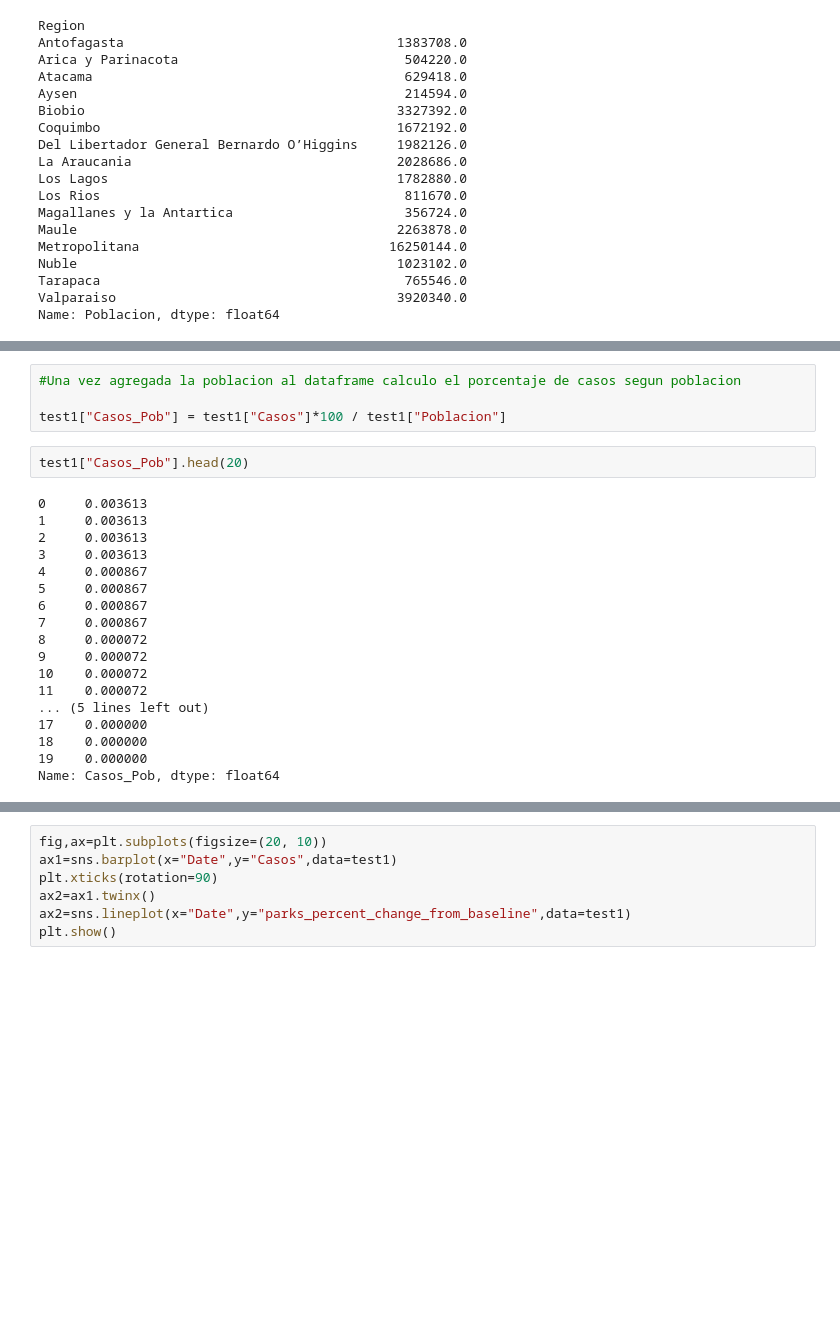
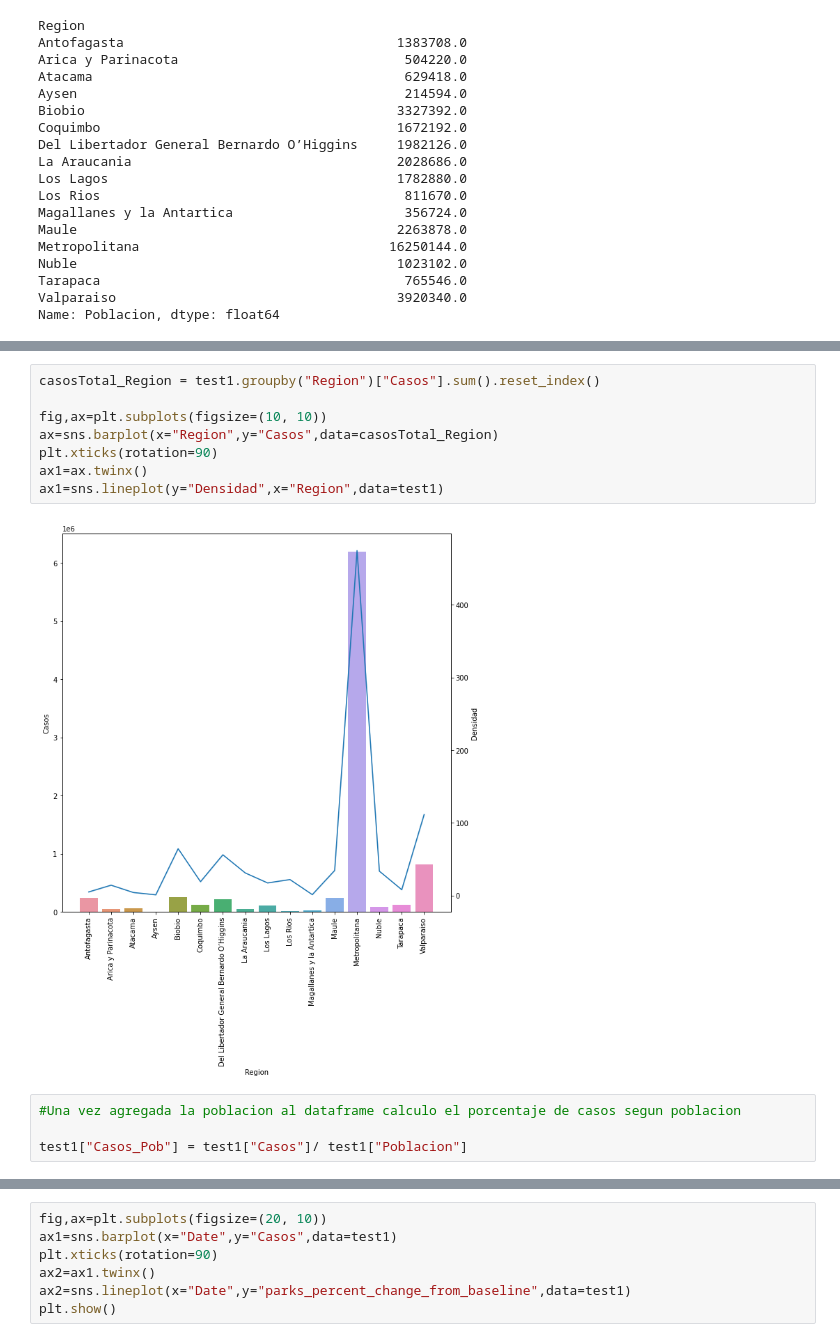
Before and after one commit to c3rssei/covid19care, a Jupyter notebook: Previsualizacion_movilizacion.ipynb, the cells around one changed output, grey strips where cells are left out. Cells and saved outputs as stored; diff of their text form; blank space fills up the shorter version.

```diff
--- a/Previsualizacion_movilizacion.ipynb
+++ b/Previsualizacion_movilizacion.ipynb
@@ -456,24 +505,14 @@ ax1=sns.lineplot(y="Acumulado",x="Date",data=AcumCasos)
+# %%
+casosTotal_Region = test1.groupby("Region")["Casos"].sum().reset_index()
+
+fig,ax=plt.subplots(figsize=(10, 10))
+ax=sns.barplot(x="Region",y="Casos",data=casosTotal_Region)
+plt.xticks(rotation=90)
+ax1=ax.twinx()
+ax1=sns.lineplot(y="Densidad",x="Region",data=test1)
+# %% [output]
+[figure, added]
 # %%
 #Una vez agregada la poblacion al dataframe calculo el porcentaje de casos segun poblacion
 
-test1["Casos_Pob"] = test1["Casos"]*100 / test1["Poblacion"]
+test1["Casos_Pob"] = test1["Casos"]/ test1["Poblacion"]
-# %%
-test1["Casos_Pob"].head(20)
-# %% [output]
-0     0.003613
-1     0.003613
-2     0.003613
-3     0.003613
-4     0.000867
-5     0.000867
-6     0.000867
-7     0.000867
-8     0.000072
-9     0.000072
-10    0.000072
-11    0.000072
-... (5 lines left out)
-17    0.000000
-18    0.000000
-19    0.000000
-Name: Casos_Pob, dtype: float64
```
Also changed, not shown: parts of 18 cells of this notebook.
